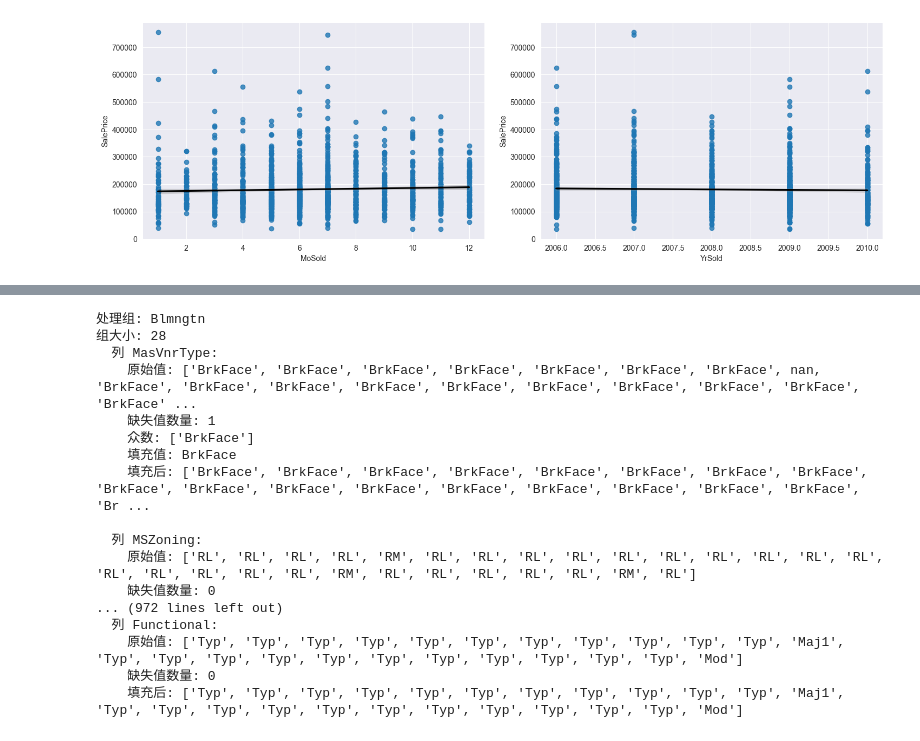
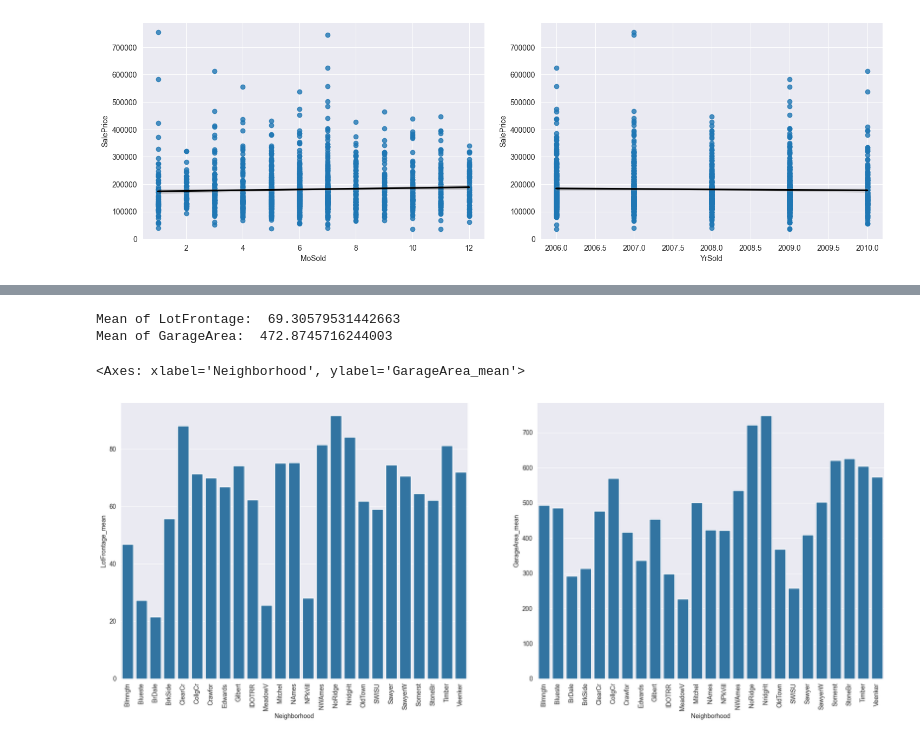
Before and after one commit to t734070824/my-projects, a Jupyter notebook: Housing-Prices-Competition/Housing-Prices-Competition.ipynb, the cells around one changed output, grey strips where cells are left out. Saved outputs shown, nothing was run; the diff lists cells and outputs as text; code cells hidden in the pictures.

```diff
--- a/Housing-Prices-Competition/Housing-Prices-Competition.ipynb
+++ b/Housing-Prices-Competition/Housing-Prices-Competition.ipynb
@@ -275,56 +323,26 @@ Text(0.5, 1.0, '房价在不同邻居的分布')
-# %%
-cols = ["MasVnrType", "MSZoning", "Exterior1st", "Exterior2nd", "SaleType", "Electrical", "Functional"]
-# 调试版本：详细显示每一步
-cols = ["MasVnrType", "MSZoning", "Exterior1st", "Exterior2nd", "SaleType", "Electrical", "Functional"]
-
-def debug_fill_na(group):
-    """调试版本的填充函数"""
-    print(f"处理组: {group.name}")
-    print(f"组大小: {len(group)}")
-
-    for col in cols:
-        print(f"  列 {col}:")
-        print(f"    原始值: {group[col].tolist()}")
-        print(f"    缺失值数量: {group[col].isnull().sum()}")
-
-        if group[col].isnull().any():
-            mode_values = group[col].mode()
-            print(f"    众数: {mode_values.tolist()}")
-
-            if len(mode_values) > 0:
-                fill_value = mode_values.iloc[0]
-                print(f"    填充值: {fill_value}")
-                group[col] = group[col].fillna(fill_value)
-            else:
-                print(f"    警告: 没有众数，无法填充")
-
-        print(f"    填充后: {group[col].tolist()}")
-        print()
-
-    return group
-
-# 使用调试版本
-X_debug = X.copy()
-result = X_debug.groupby('Neighborhood').apply(debug_fill_na)
-X[cols] = X.groupby('Neighborhood')[cols].transform(lambda x: x.fillna(x.mode().iloc[0] if len(x.mode()) > 0 else None))
-# %% [output]
-处理组: Blmngtn
-组大小: 28
-  列 MasVnrType:
-    原始值: ['BrkFace', 'BrkFace', 'BrkFace', 'BrkFace', 'BrkFace', 'BrkFace', 'BrkFace', nan, 'BrkFace', 'BrkFace', 'BrkFace', 'BrkFace', 'BrkFace', 'BrkFace', 'BrkFace', 'BrkFace', 'BrkFace', 'BrkFace' ...
-    缺失值数量: 1
-    众数: ['BrkFace']
-    填充值: BrkFace
-    填充后: ['BrkFace', 'BrkFace', 'BrkFace', 'BrkFace', 'BrkFace', 'BrkFace', 'BrkFace', 'BrkFace', 'BrkFace', 'BrkFace', 'BrkFace', 'BrkFace', 'BrkFace', 'BrkFace', 'BrkFace', 'BrkFace', 'BrkFace', 'Br ...
-
-  列 MSZoning:
-    原始值: ['RL', 'RL', 'RL', 'RL', 'RM', 'RL', 'RL', 'RL', 'RL', 'RL', 'RL', 'RL', 'RL', 'RL', 'RL', 'RL', 'RL', 'RL', 'RL', 'RL', 'RM', 'RL', 'RL', 'RL', 'RL', 'RL', 'RM', 'RL']
-    缺失值数量: 0
-... (972 lines left out)
-  列 Functional:
-    原始值: ['Typ', 'Typ', 'Typ', 'Typ', 'Typ', 'Typ', 'Typ', 'Typ', 'Typ', 'Typ', 'Typ', 'Maj1', 'Typ', 'Typ', 'Typ', 'Typ', 'Typ', 'Typ', 'Typ', 'Typ', 'Typ', 'Typ', 'Typ', 'Mod']
-    缺失值数量: 0
-    填充后: ['Typ', 'Typ', 'Typ', 'Typ', 'Typ', 'Typ', 'Typ', 'Typ', 'Typ', 'Typ', 'Typ', 'Maj1', 'Typ', 'Typ', 'Typ', 'Typ', 'Typ', 'Typ', 'Typ', 'Typ', 'Typ', 'Typ', 'Typ', 'Mod']
+# %%
+#categorical
+cols = ["MasVnrType", "MSZoning", "Exterior1st", "Exterior2nd", "SaleType", "Electrical", "Functional"]
+X[cols] = X.groupby("Neighborhood")[cols].transform(    lambda x: x.fillna(x.mode().iloc[0] if len(x.mode()) > 0 else x.mode())
+)
+# %%
+print("Mean of LotFrontage: ", X['LotFrontage'].mean())
+print("Mean of GarageArea: ", X['GarageArea'].mean())
+# %% [output]
+Mean of LotFrontage:  69.30579531442663
+Mean of GarageArea:  472.8745716244003
+# %%
+neigh_lot = X.groupby("Neighborhood")["LotFrontage"].mean().reset_index(name = 'LotFrontage_mean')
+neigh_garage = X.groupby("Neighborhood")["GarageArea"].mean().reset_index(name = 'GarageArea_mean')
+# %%
+fig, axes = plt.subplots(1,2,figsize=(22,8))
+axes[0].tick_params(axis='x', rotation=90)
+sns.barplot(x='Neighborhood', y='LotFrontage_mean', data=neigh_lot, ax=axes[0])
+axes[1].tick_params(axis='x', rotation=90)
+sns.barplot(x='Neighborhood', y='GarageArea_mean', data=neigh_garage, ax=axes[1])
+# %% [output]
+<Axes: xlabel='Neighborhood', ylabel='GarageArea_mean'>
+[figure, added]
 # %%
 X['LotFrontage'] = X.groupby('Neighborhood')['LotFrontage'].transform(lambda x: x.fillna(x.mean()))
 X['GarageArea'] = X.groupby('Neighborhood')['GarageArea'].transform(lambda x: x.fillna(x.mean()))
```
Also changed, not shown: parts of 83 cells of this notebook, 5 other files.
